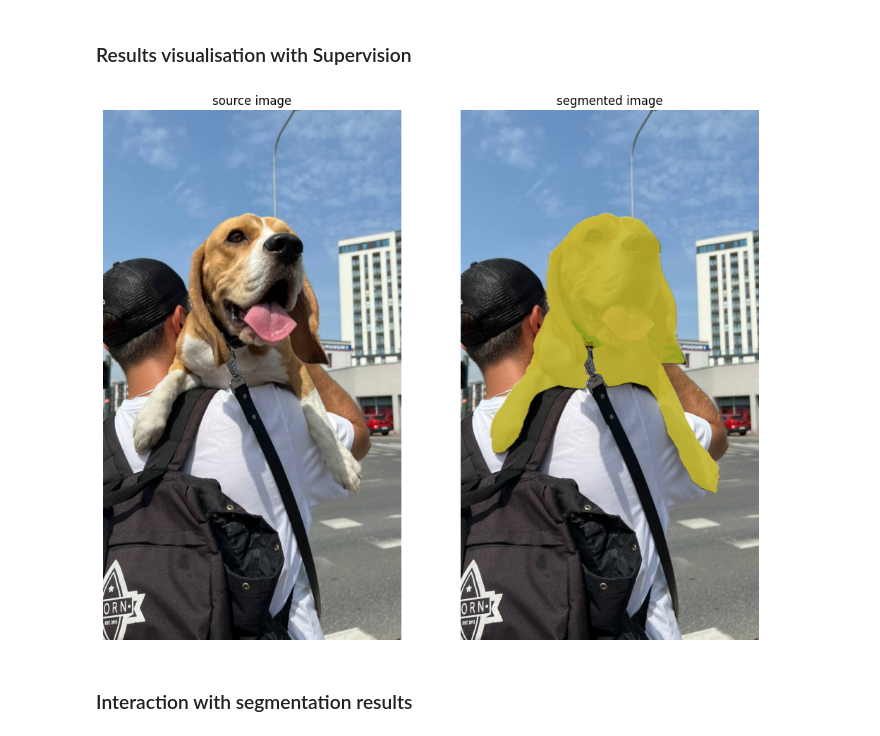
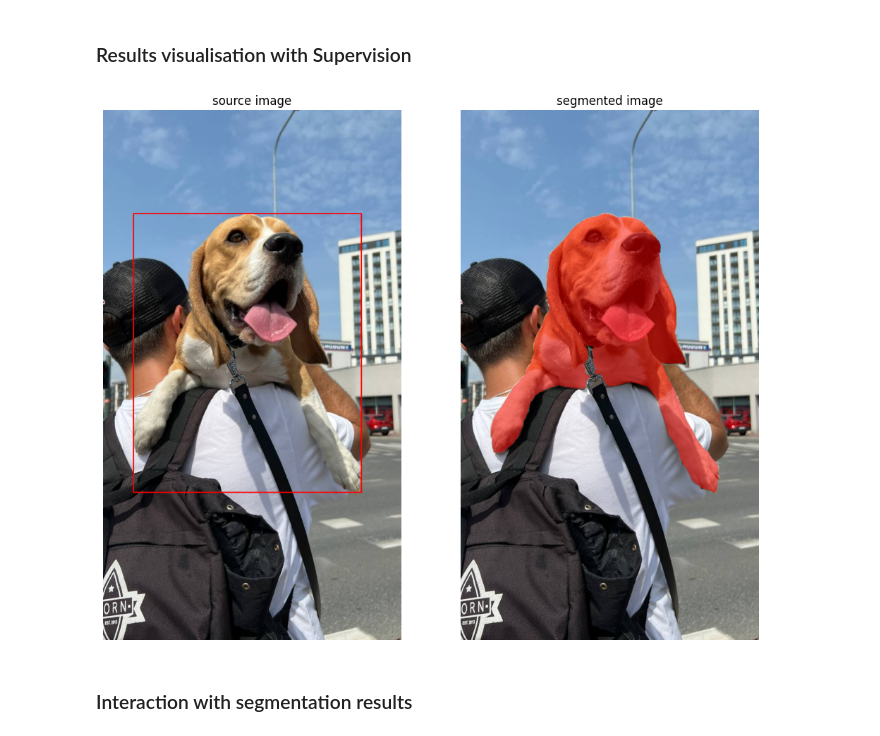
Before and after one commit to roboflow/notebooks, a Jupyter notebook: notebooks/how-to-segment-anything-with-sam.ipynb, the cells around one changed output. Drawn from its saved outputs; the diff is of its cells as text; code cells hidden in the pictures.

Commit message:
📓 Update how-to-segment-anything-with-sam.ipynb notebook

```diff
--- a/notebooks/how-to-segment-anything-with-sam.ipynb
+++ b/notebooks/how-to-segment-anything-with-sam.ipynb
@@ -285,22 +291,25 @@ masks, scores, logits = mask_predictor.predict(
 # %% [markdown]
 ### Results visualisation with Supervision
 # %%
-mask_annotator = sv.MaskAnnotator()
+box_annotator = sv.BoxAnnotator(color=sv.Color.red())
+mask_annotator = sv.MaskAnnotator(color=sv.Color.red())
 
 detections = sv.Detections(
     xyxy=sv.mask_to_xyxy(masks=masks),
     mask=masks
 )
+detections = detections[detections.area == np.max(detections.area)]
 
-annotated_image = mask_annotator.annotate(scene=image_bgr.copy(), detections=detections)
+source_image = box_annotator.annotate(scene=image_bgr.copy(), detections=detections, skip_label=True)
+segmented_image = mask_annotator.annotate(scene=image_bgr.copy(), detections=detections)
 
 sv.plot_images_grid(
-    images=[image_bgr, annotated_image],
+    images=[source_image, segmented_image],
     grid_size=(1, 2),
     titles=['source image', 'segmented image']
 )
 # %% [output]
-[figure, old version]
+[figure, new version]
 # %% [markdown]
 ### Interaction with segmentation results
 # %%
```
Also changed, not shown: parts of 5 cells of this notebook, 2 other files.
